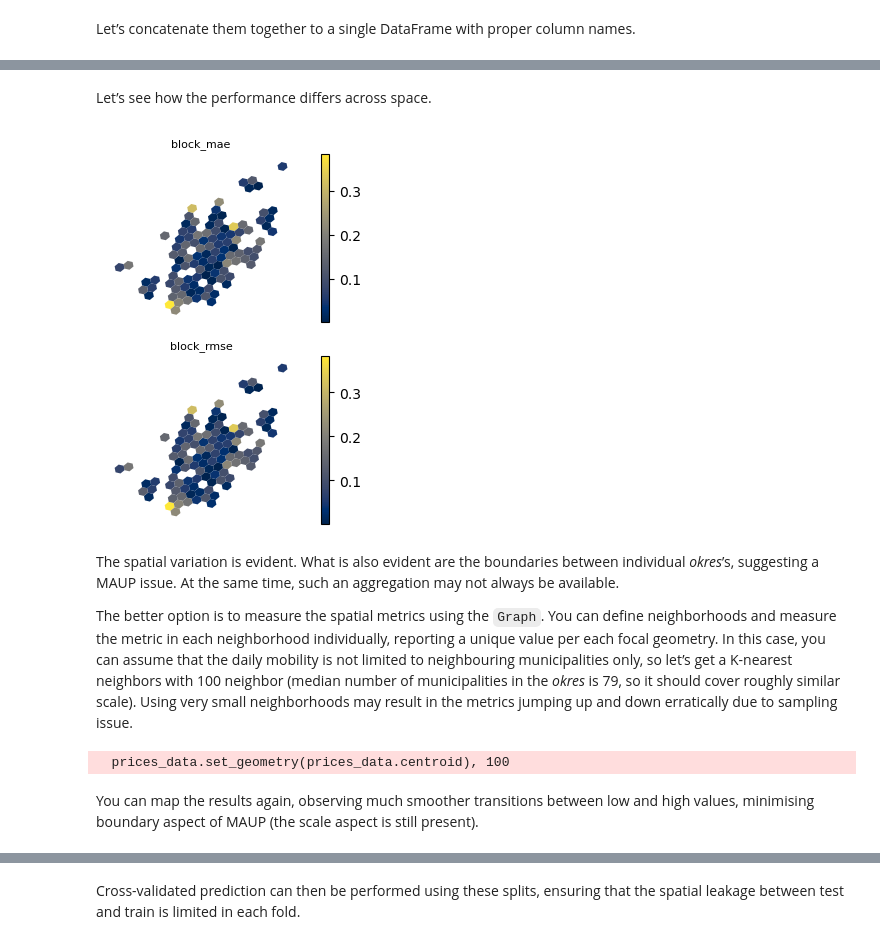
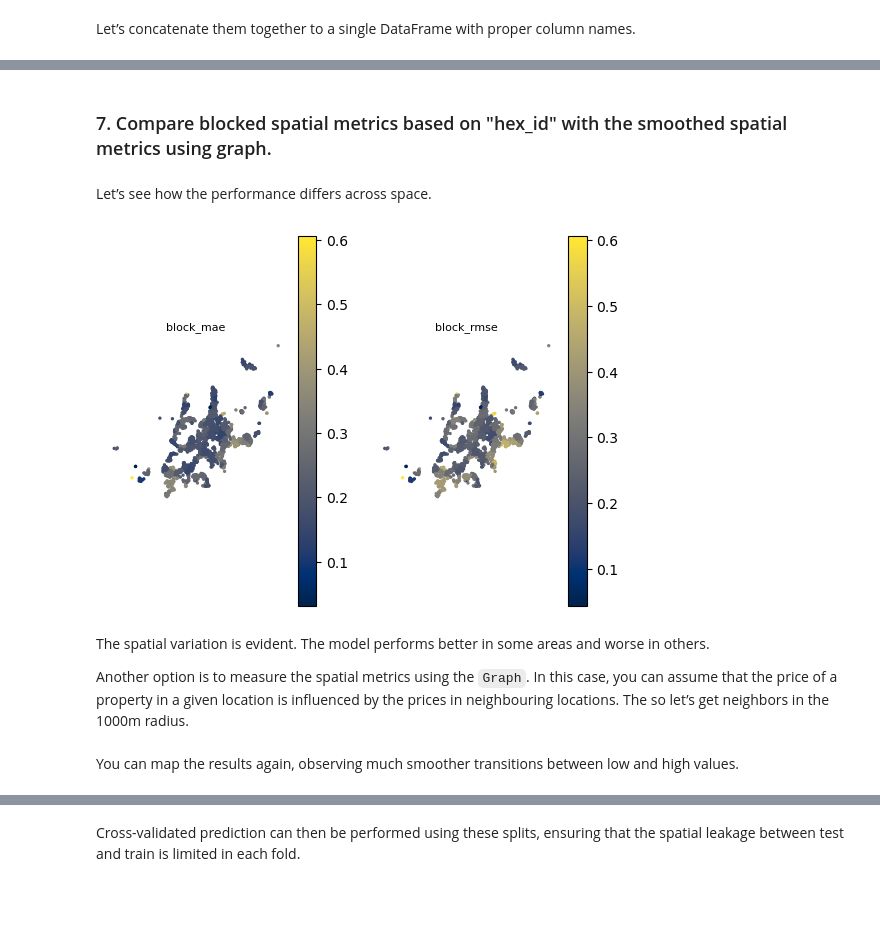
Before and after one commit to Kryndlea/sds_korea, a Jupyter notebook: hands_on (4).ipynb, the cells around one changed output, grey strips where cells are left out. Drawn from its saved outputs; the diff is of its cells as text; code cells hidden in the pictures; blank space fills up the shorter version.

```diff
--- a/hands_on (4).ipynb
+++ b/hands_on (4).ipynb
@@ -302,0 +148,4 @@ dealing with spatial data.
+# %%
+# Train the random forest model
+rf_model = ensemble.RandomForestRegressor(n_jobs=-1, random_state=0)
+rf_model.fit(X_train, y_train)
@@ -303,9 +184,9 @@ dealing with spatial data.
 # %%
 pred_cross_val = model_selection.cross_val_predict(
-    basic_model,
+    rf_model,
     independent,
     target,
     n_jobs=-1,
 )
-pred_cross_val
+prices.plot(pred_cross_val, legend=True, markersize = 5, cmap='magma_r').set_axis_off()
 # %% [output]
@@ -459,5 +263,5 @@ datasets (each *okres* would be its own dataset in this logic).
 # %%
-grouped = price_on_grid.groupby("hex_id")[
+grouped = prices.groupby("hex_id")[
     ["Property Prices", "prediction"]
 ]
 
@@ -532,0 +297,5 @@ prices.head(3)
+# %%
+prices = prices.merge(
+    spatial_metrics, left_on="hex_id", right_index=True
+)
+prices.head(3)
@@ -533,48 +308,41 @@ prices.head(3)
+# %% [markdown]
+### 7. Compare blocked spatial metrics based on "hex_id" with the smoothed spatial metrics using graph.
 # %% [markdown]
 Let’s see how the performance differs across space.
 # %%
-fig, axs = plt.subplots(2, 1)
+fig, axs = plt.subplots(1, 2)
 for i, metric in enumerate(["block_mae", "block_rmse"]):
-    prices_data.plot(metric, ax=axs[i], legend=True, cmap="cividis")
+    prices.plot(metric, ax=axs[i], legend=True, cmap="cividis", markersize=2)
     axs[i].set_title(metric, fontdict={"fontsize": 8})
     axs[i].set_axis_off()
 # %% [output]
-[figure, old version]
+[figure, new version]
 # %% [markdown]
-The spatial variation is evident. What is also evident are the
-boundaries between individual *okres*’s, suggesting a MAUP issue. At the
-same time, such an aggregation may not always be available.
+The spatial variation is evident. The model performs better in some
+areas and worse in others.
 
-The better option is to measure the spatial metrics using the `Graph`.
-You can define neighborhoods and measure the metric in each neighborhood
-individually, reporting a unique value per each focal geometry. In this
-case, you can assume that the daily mobility is not limited to
-neighbouring municipalities only, so let’s get a K-nearest neighbors
-with 100 neighbor (median number of municipalities in the *okres* is 79,
-so it should cover roughly similar scale). Using very small
-neighborhoods may result in the metrics jumping up and down erratically
-due to sampling issue.
+Another option is to measure the spatial metrics using the `Graph`.
+In this case, you can assume that the price of a property in a given location
+is influenced by the prices in neighbouring locations. The
+so let’s get neighbors in the 1000m radius.
 # %%
-knn100 = graph.Graph.build_knn(
-    prices_data.set_geometry(prices_data.centroid), 100
+distance_band = graph.Graph.build_distance_band(
+    prices, 1000
 ).assign_self_weight()
 
-prices_data["spatial_mae"] = knn100.apply(
-    prices_data[["Property Prices", "prediction"]],
+prices["spatial_mae"] = distance_band.apply(
+    prices[["Property Prices", "prediction"]],
     lambda df: metrics.mean_absolute_error(
         df["Property Prices"], df["prediction"]
     ),
 )
-prices_data["spatial_rmse"] = knn100.apply(
-    prices_data[["Property Prices", "prediction"]],
+prices["spatial_rmse"] = distance_band.apply(
+    prices[["Property Prices", "prediction"]],
     lambda df: metrics.root_mean_squared_error(
         df["Property Prices"], df["prediction"]
     ),
 )
-# %% [output]
-  prices_data.set_geometry(prices_data.centroid), 100
 # %% [markdown]
 You can map the results again, observing much smoother transitions
-between low and high values, minimising boundary aspect of MAUP (the
-scale aspect is still present).
+between low and high values.
 # %%
```
Also changed, not shown: parts of 115 cells of this notebook, 2 other files.
